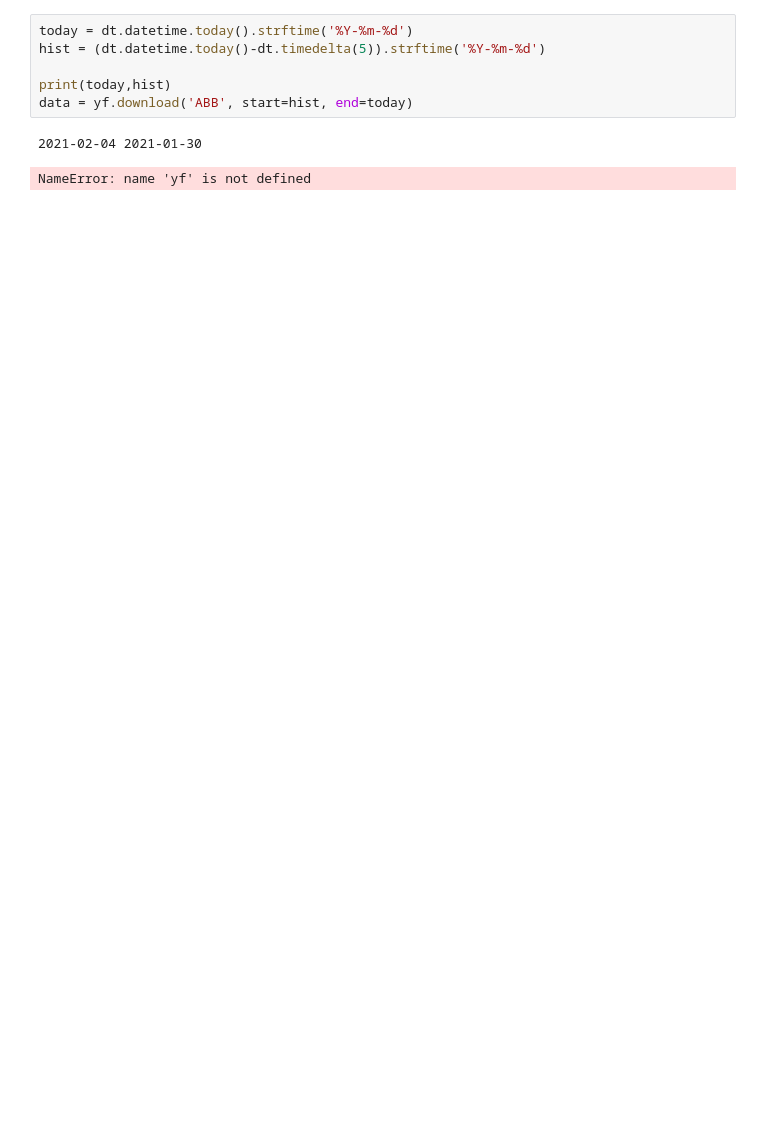
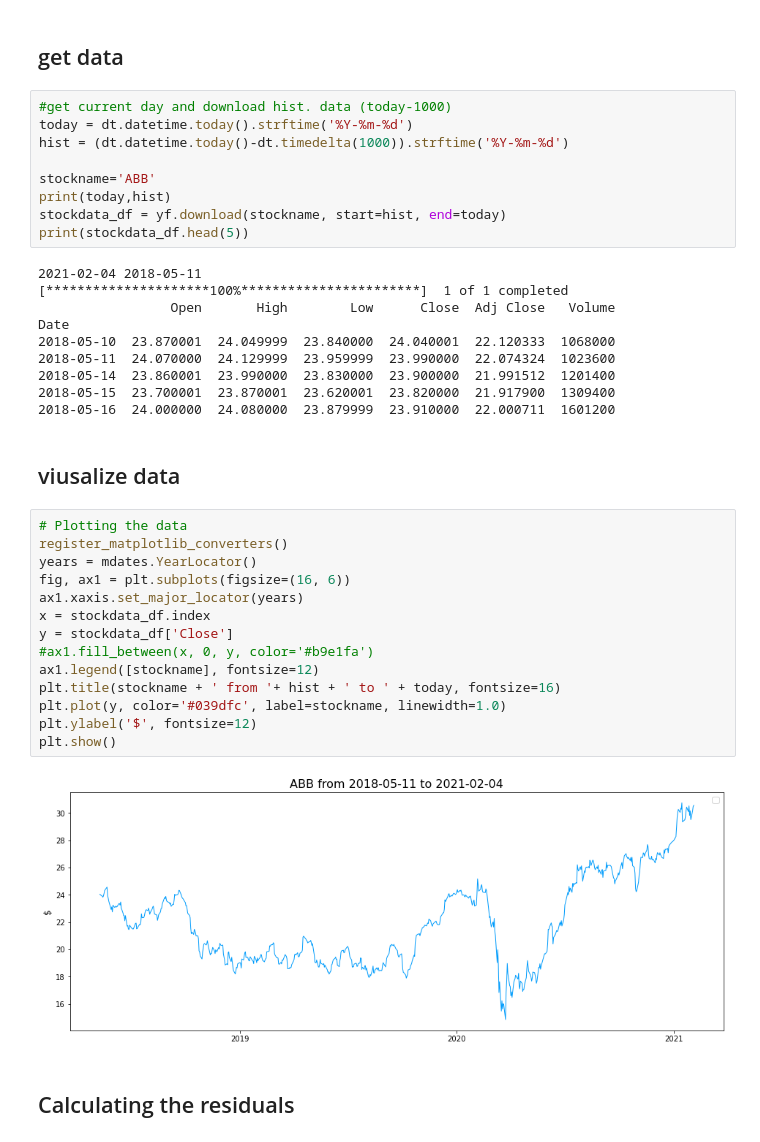
Before and after one commit to simonbuehrer/FFT-test, a Jupyter notebook: 00-fft-stock-market.ipynb, the cells around one changed output. Cells and saved outputs as stored; diff of their text form; blank space fills up the shorter version.

```diff
--- a/00-fft-stock-market.ipynb
+++ b/00-fft-stock-market.ipynb
@@ -8,9 +30,41 @@ ModuleNotFoundError: No module named 'yfinance'
+# %% [markdown]
+## get data
 # %%
+#get current day and download hist. data (today-1000)
 today = dt.datetime.today().strftime('%Y-%m-%d')
-hist = (dt.datetime.today()-dt.timedelta(5)).strftime('%Y-%m-%d')
+hist = (dt.datetime.today()-dt.timedelta(1000)).strftime('%Y-%m-%d')
 
+stockname='ABB'
 print(today,hist)
-data = yf.download('ABB', start=hist, end=today)
+stockdata_df = yf.download(stockname, start=hist, end=today)
+print(stockdata_df.head(5))
 # %% [output]
-2021-02-04 2021-01-30
+2021-02-04 2018-05-11
+[*********************100%***********************]  1 of 1 completed
+                 Open       High        Low      Close  Adj Close   Volume
+Date
+2018-05-10  23.870001  24.049999  23.840000  24.040001  22.120333  1068000
+2018-05-11  24.070000  24.129999  23.959999  23.990000  22.074324  1023600
+2018-05-14  23.860001  23.990000  23.830000  23.900000  21.991512  1201400
+2018-05-15  23.700001  23.870001  23.620001  23.820000  21.917900  1309400
+2018-05-16  24.000000  24.080000  23.879999  23.910000  22.000711  1601200
-NameError: name 'yf' is not defined
+# %% [markdown]
+## viusalize data
+# %%
+# Plotting the data
+register_matplotlib_converters()
+years = mdates.YearLocator()
+fig, ax1 = plt.subplots(figsize=(16, 6))
+ax1.xaxis.set_major_locator(years)
+x = stockdata_df.index
+y = stockdata_df['Close']
+#ax1.fill_between(x, 0, y, color='#b9e1fa')
+ax1.legend([stockname], fontsize=12)
+plt.title(stockname + ' from '+ hist + ' to ' + today, fontsize=16)
+plt.plot(y, color='#039dfc', label=stockname, linewidth=1.0)
+plt.ylabel('$', fontsize=12)
+plt.show()
+# %% [output]
+[figure, added]
+# %% [markdown]
+## Calculating the residuals
```
Also changed, not shown: parts of 4 cells of this notebook.
